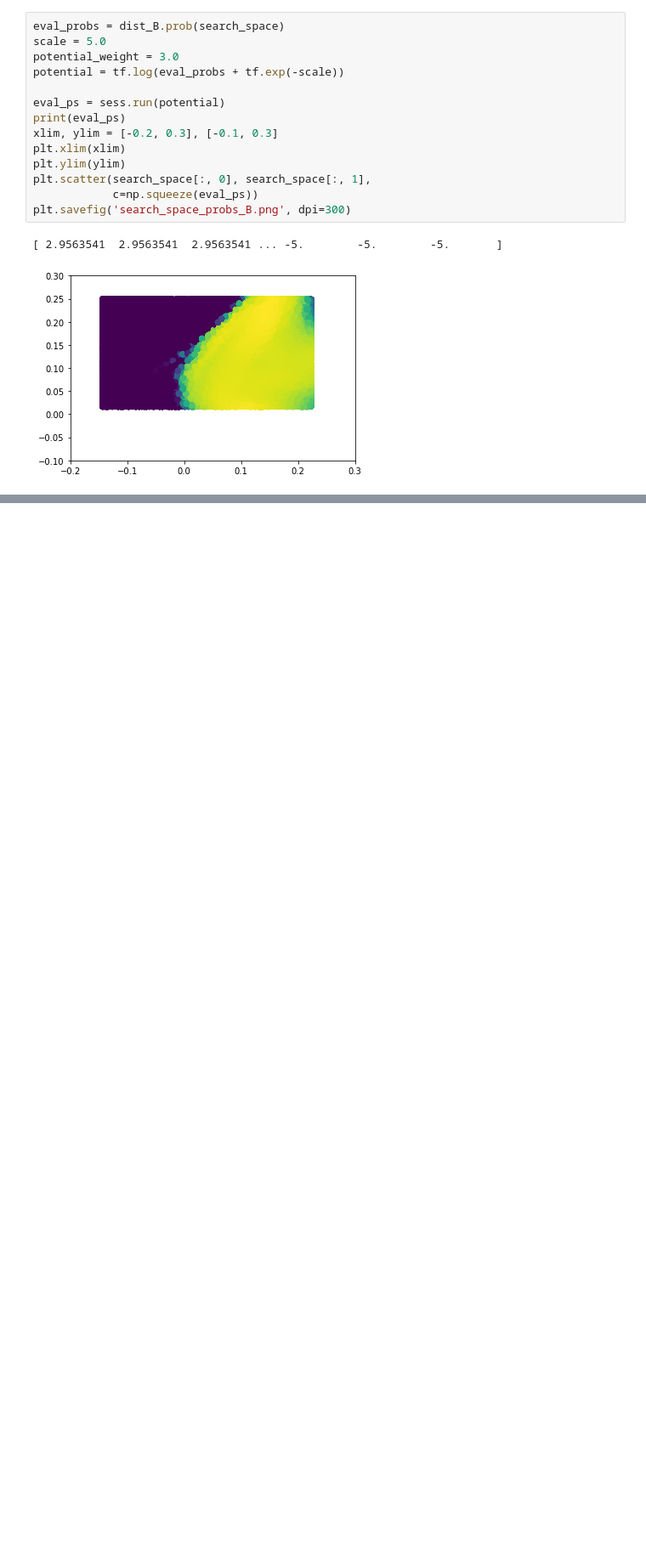
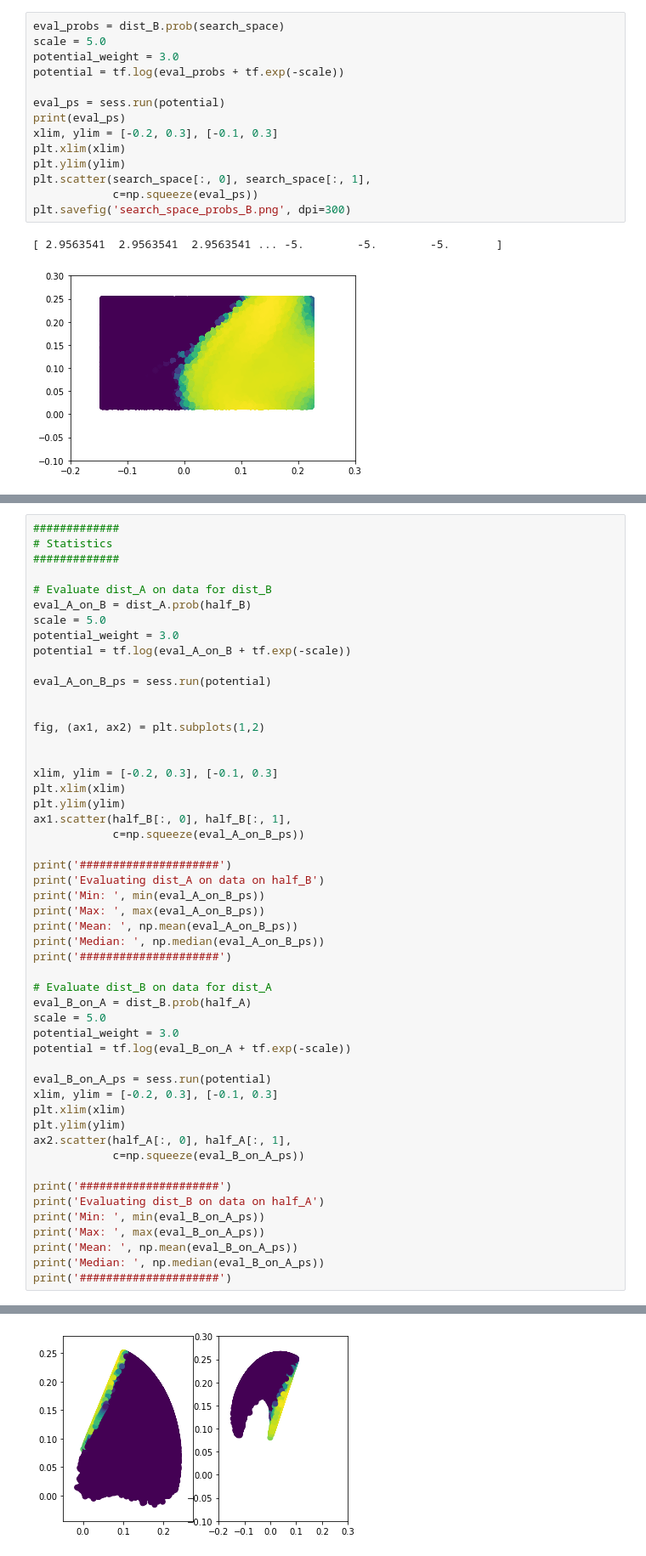
Before and after one commit to fgolemo/neural-augmented-simulator, a Jupyter notebook: nas/flows/tensorflow/goal_babble_density_model.ipynb, the cells around one changed output, grey strips where cells are left out. Shown at 85% size. Drawn from its saved outputs; the diff is of its cells as text; blank space fills up the shorter version.

```diff
--- a/nas/flows/tensorflow/goal_babble_density_model.ipynb
+++ b/nas/flows/tensorflow/goal_babble_density_model.ipynb
@@ -314,0 +373,52 @@ plt.savefig('search_space_probs_B.png', dpi=300)
+# %%
+#############
+# Statistics
+#############
+
+# Evaluate dist_A on data for dist_B
+eval_A_on_B = dist_A.prob(half_B)
+scale = 5.0
+potential_weight = 3.0
+potential = tf.log(eval_A_on_B + tf.exp(-scale))
+
+eval_A_on_B_ps = sess.run(potential)
+
+
+fig, (ax1, ax2) = plt.subplots(1,2)
+
+
+xlim, ylim = [-0.2, 0.3], [-0.1, 0.3]
+plt.xlim(xlim)
+plt.ylim(ylim)
+ax1.scatter(half_B[:, 0], half_B[:, 1],
+            c=np.squeeze(eval_A_on_B_ps))
+
+print('#####################')
+print('Evaluating dist_A on data on half_B')
+print('Min: ', min(eval_A_on_B_ps))
+print('Max: ', max(eval_A_on_B_ps))
+print('Mean: ', np.mean(eval_A_on_B_ps))
+print('Median: ', np.median(eval_A_on_B_ps))
+print('#####################')
+
+# Evaluate dist_B on data for dist_A
+eval_B_on_A = dist_B.prob(half_A)
+scale = 5.0
+potential_weight = 3.0
+potential = tf.log(eval_B_on_A + tf.exp(-scale))
+
+eval_B_on_A_ps = sess.run(potential)
+xlim, ylim = [-0.2, 0.3], [-0.1, 0.3]
+plt.xlim(xlim)
+plt.ylim(ylim)
+ax2.scatter(half_A[:, 0], half_A[:, 1],
+            c=np.squeeze(eval_B_on_A_ps))
+
+print('#####################')
+print('Evaluating dist_B on data on half_A')
+print('Min: ', min(eval_B_on_A_ps))
+print('Max: ', max(eval_B_on_A_ps))
+print('Mean: ', np.mean(eval_B_on_A_ps))
+print('Median: ', np.median(eval_B_on_A_ps))
+print('#####################')
+# %% [output]
@@ -314,0 +439 @@ plt.savefig('search_space_probs_B.png', dpi=300)
+[figure, added]
```
Also changed, not shown: parts of 6 cells of this notebook.
